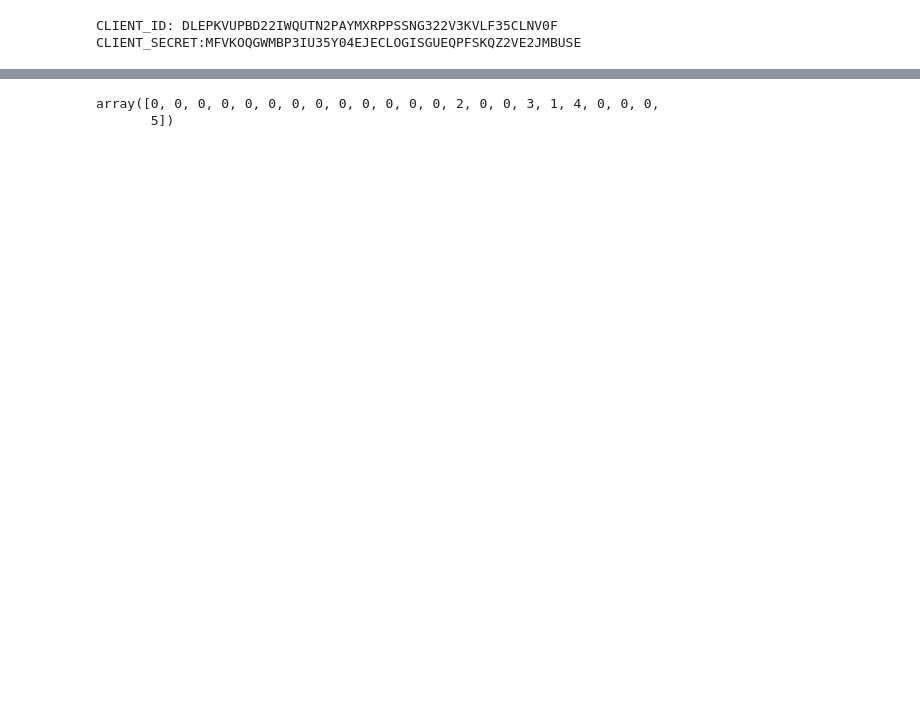
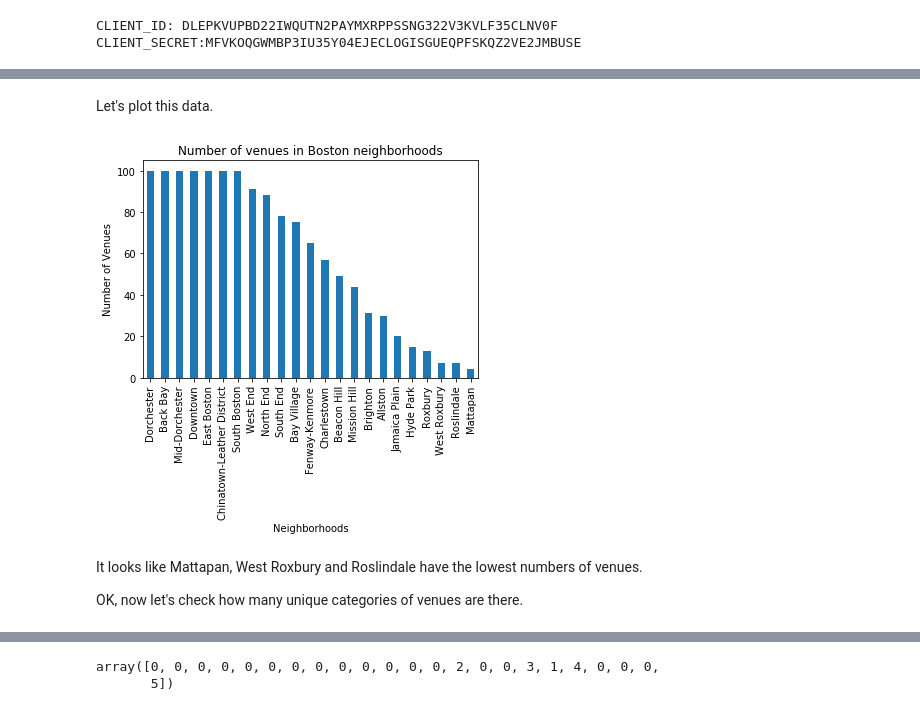
Before and after one commit to zokigorgiev83/Coursera-Capstone, a Jupyter notebook: the_battle_of_neighborhoods.ipynb, the cells around one changed output, grey strips where cells are left out. Drawn from its saved outputs; the diff is of its cells as text; code cells hidden in the pictures; blank space fills up the shorter version.

```diff
--- a/the_battle_of_neighborhoods.ipynb
+++ b/the_battle_of_neighborhoods.ipynb
@@ -532,4 +619,18 @@ West Roxbury                    4
 Name: Neighborhood, dtype: int64
+# %% [markdown]
+Let's plot this data.
+# %%
+boston_venues['Neighborhood'].value_counts().plot(kind='bar')
+plt.title('Number of venues in Boston neighborhoods')
+plt.xlabel('Neighborhoods')
+plt.ylabel('Number of Venues')
+plt.show()
+# %% [output]
+[figure, added]
+# %% [markdown]
+It looks like Mattapan, West Roxbury and Roslindale have the lowest numbers of venues.
+
+OK, now let's check how many unique categories of venues are there.
 # %%
 len(boston_venues['Venue Category'].unique())
 # %% [output]
```
Also changed, not shown: parts of 73 cells of this notebook.
